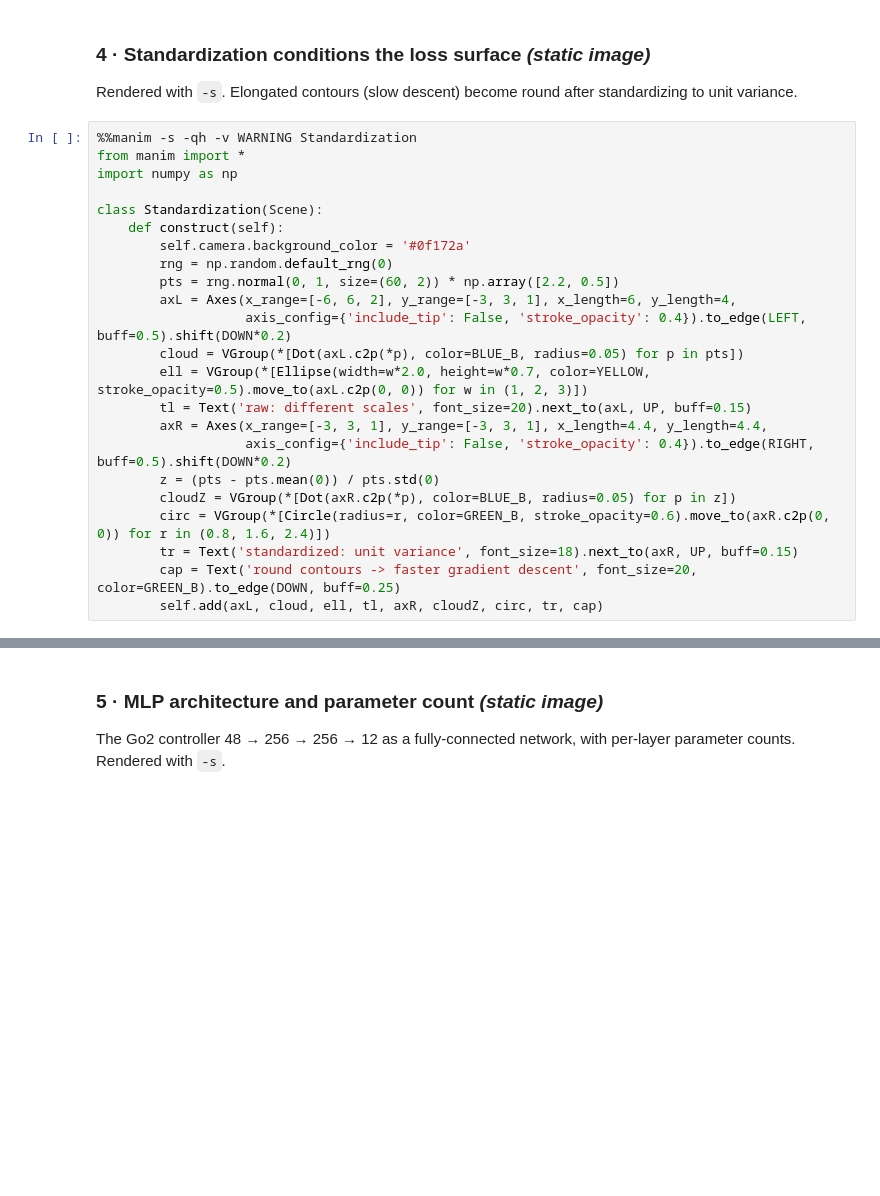
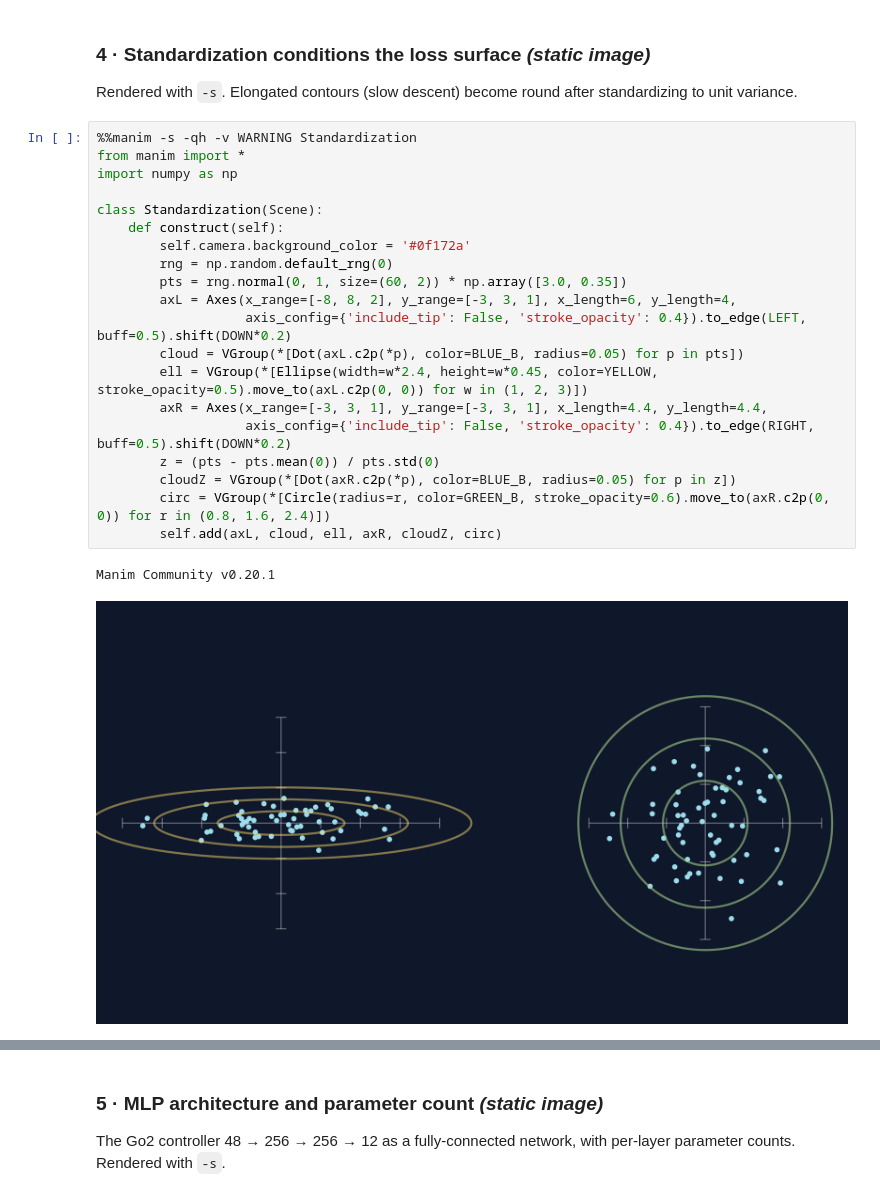
Before and after one commit to DEschweiler/EmbodiedAI_MathToMotion, a Jupyter notebook: manim_studio.ipynb, the cells around one changed output, grey strips where cells are left out. Saved outputs shown, nothing was run; the diff lists cells and outputs as text; blank space fills up the shorter version.

```diff
--- a/manim_studio.ipynb
+++ b/manim_studio.ipynb
@@ -144,23 +144,23 @@ Rendered with `-s`. Elongated contours (slow descent) become round after standar
 # %%
 %%manim -s -qh -v WARNING Standardization
 from manim import *
 import numpy as np
 
 class Standardization(Scene):
     def construct(self):
         self.camera.background_color = '#0f172a'
         rng = np.random.default_rng(0)
-        pts = rng.normal(0, 1, size=(60, 2)) * np.array([2.2, 0.5])
-        axL = Axes(x_range=[-6, 6, 2], y_range=[-3, 3, 1], x_length=6, y_length=4,
+        pts = rng.normal(0, 1, size=(60, 2)) * np.array([3.0, 0.35])
+        axL = Axes(x_range=[-8, 8, 2], y_range=[-3, 3, 1], x_length=6, y_length=4,
                    axis_config={'include_tip': False, 'stroke_opacity': 0.4}).to_edge(LEFT, buff=0.5).shift(DOWN*0.2)
         cloud = VGroup(*[Dot(axL.c2p(*p), color=BLUE_B, radius=0.05) for p in pts])
-        ell = VGroup(*[Ellipse(width=w*2.0, height=w*0.7, color=YELLOW, stroke_opacity=0.5).move_to(axL.c2p(0, 0)) for w in (1, 2, 3)])
-        tl = Text('raw: different scales', font_size=20).next_to(axL, UP, buff=0.15)
+        ell = VGroup(*[Ellipse(width=w*2.4, height=w*0.45, color=YELLOW, stroke_opacity=0.5).move_to(axL.c2p(0, 0)) for w in (1, 2, 3)])
         axR = Axes(x_range=[-3, 3, 1], y_range=[-3, 3, 1], x_length=4.4, y_length=4.4,
                    axis_config={'include_tip': False, 'stroke_opacity': 0.4}).to_edge(RIGHT, buff=0.5).shift(DOWN*0.2)
         z = (pts - pts.mean(0)) / pts.std(0)
         cloudZ = VGroup(*[Dot(axR.c2p(*p), color=BLUE_B, radius=0.05) for p in z])
         circ = VGroup(*[Circle(radius=r, color=GREEN_B, stroke_opacity=0.6).move_to(axR.c2p(0, 0)) for r in (0.8, 1.6, 2.4)])
-        tr = Text('standardized: unit variance', font_size=18).next_to(axR, UP, buff=0.15)
-        cap = Text('round contours -> faster gradient descent', font_size=20, color=GREEN_B).to_edge(DOWN, buff=0.25)
-        self.add(axL, cloud, ell, tl, axR, cloudZ, circ, tr, cap)
+        self.add(axL, cloud, ell, axR, cloudZ, circ)
+# %% [output]
+Manim Community v0.20.1
+[figure, added]
```
Also changed, not shown: parts of 3 cells of this notebook, 1 other file.
